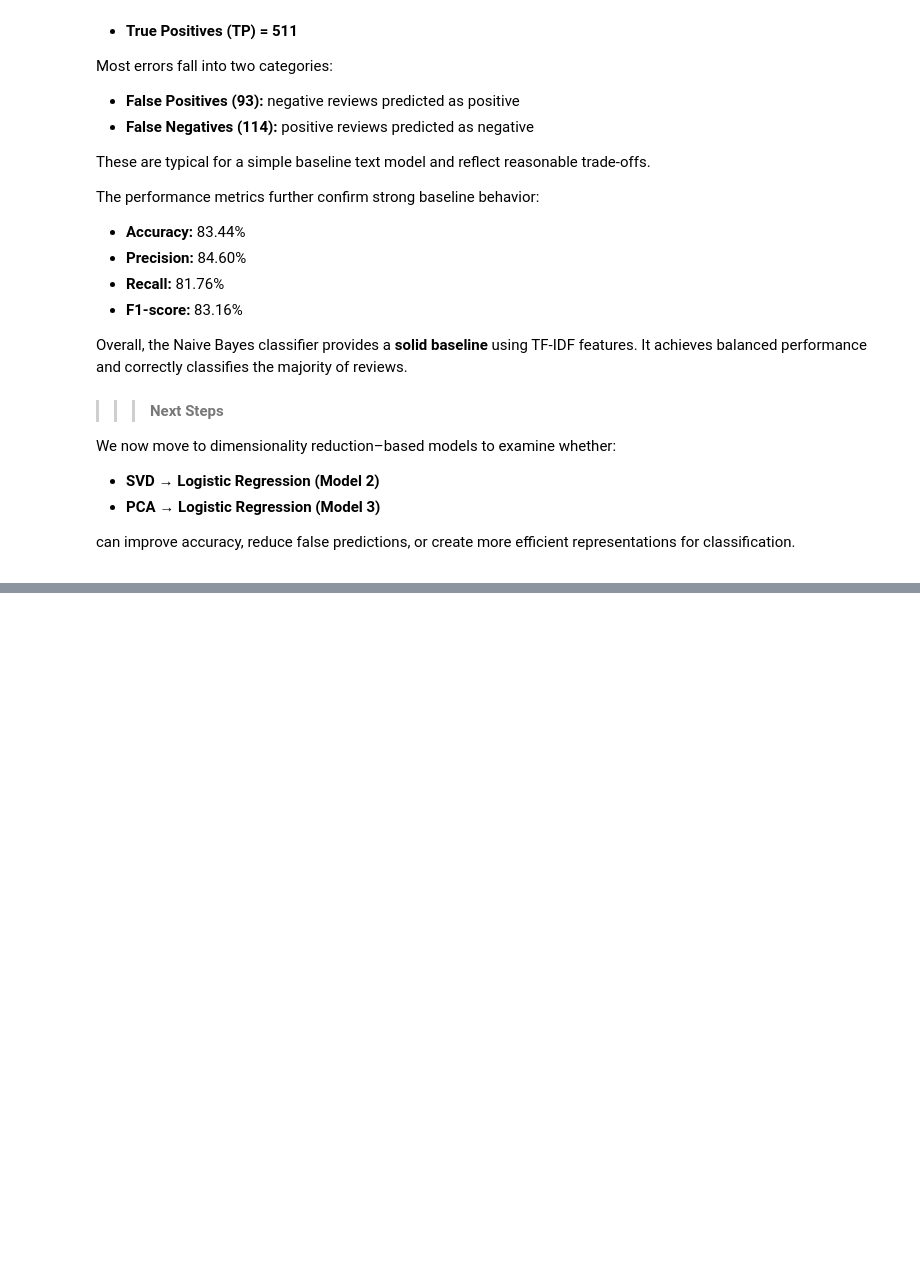
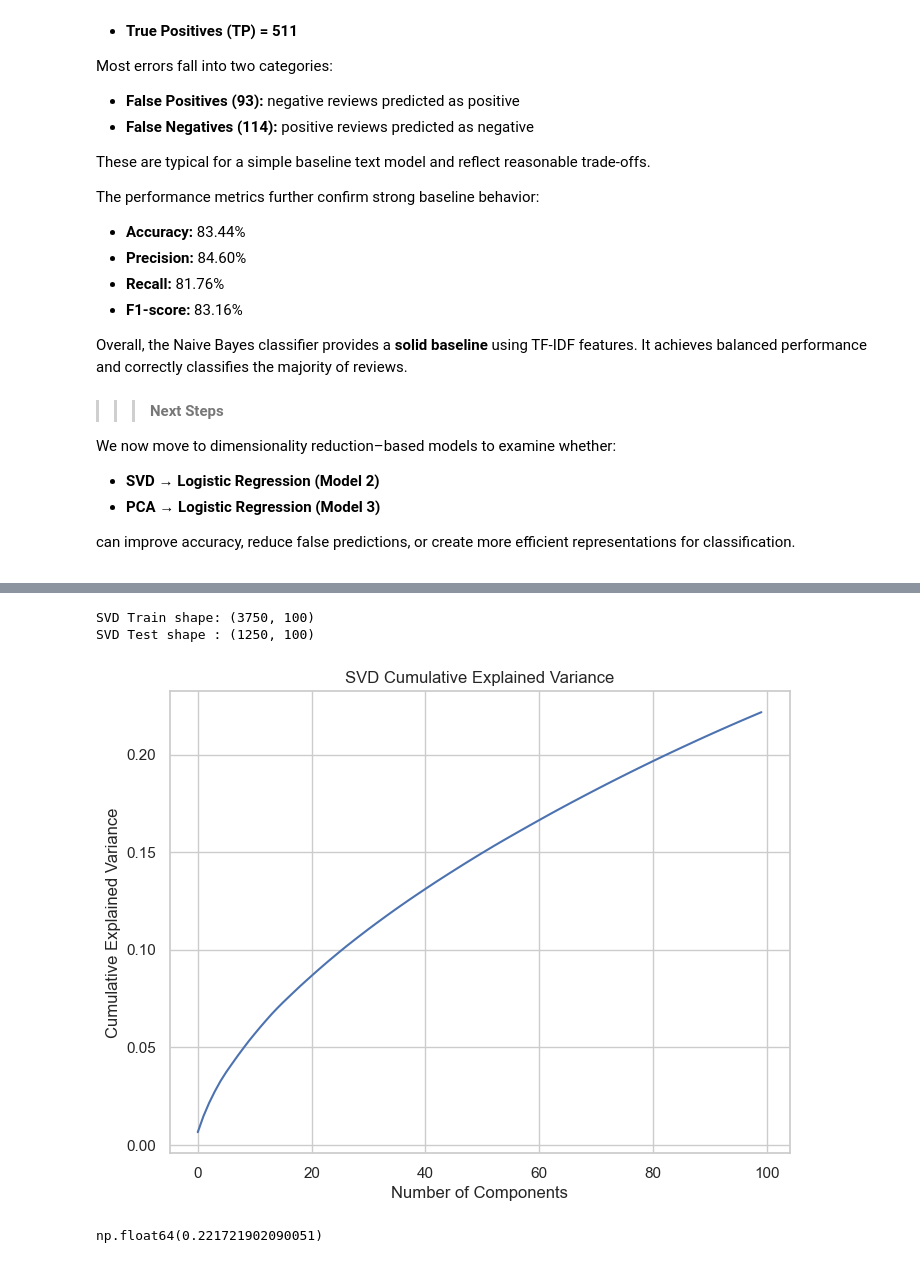
Before and after one commit to Sabrina1911/Group-Project---Natural-Language-Processing_AmazonPolarity, a Jupyter notebook: notebooks/Classification_amazonpolarity.ipynb, the cells around one changed output, grey strips where cells are left out. Drawn from its saved outputs; the diff is of its cells as text; code cells hidden in the pictures; blank space fills up the shorter version.

Commit message:
performed the SVD and the logistic regression as Model 2

```diff
--- a/notebooks/Classification_amazonpolarity.ipynb
+++ b/notebooks/Classification_amazonpolarity.ipynb
@@ -611,0 +627,29 @@ can improve accuracy, reduce false predictions, or create more efficient represe
+# %%
+# Model 2 — Apply Truncated SVD
+
+# TruncatedSVD works directly with sparse TF-IDF matrices
+# This approach is often called Latent Semantic Analysis (LSA)
+
+svd = TruncatedSVD(n_components=N_COMPONENTS, random_state=RANDOM_STATE)
+
+X_train_svd = svd.fit_transform(X_train_tfidf)
+X_test_svd  = svd.transform(X_test_tfidf)
+
+print("SVD Train shape:", X_train_svd.shape)
+print("SVD Test shape :", X_test_svd.shape)
+
+# Explained variance visualization (cumulative)
+explained_var_cumsum = np.cumsum(svd.explained_variance_ratio_)
+
+plt.plot(explained_var_cumsum)
+plt.title("SVD Cumulative Explained Variance")
+plt.xlabel("Number of Components")
+plt.ylabel("Cumulative Explained Variance")
+plt.show()
+
+explained_var_cumsum[-1]
+# %% [output]
+SVD Train shape: (3750, 100)
+SVD Test shape : (1250, 100)
+[figure, added]
+np.float64(0.221721902090051)
```
Also changed, not shown: parts of 7 cells of this notebook.
